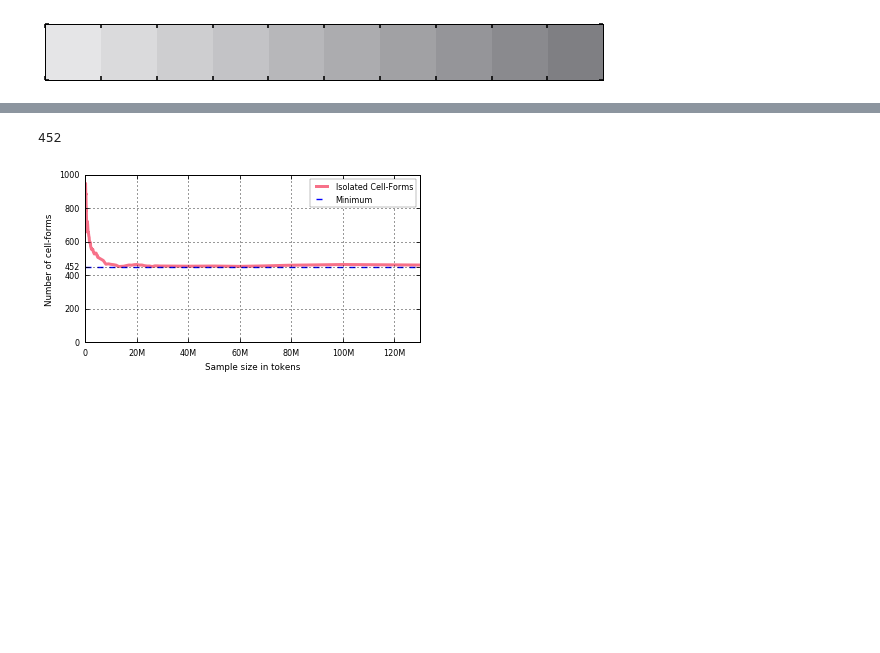
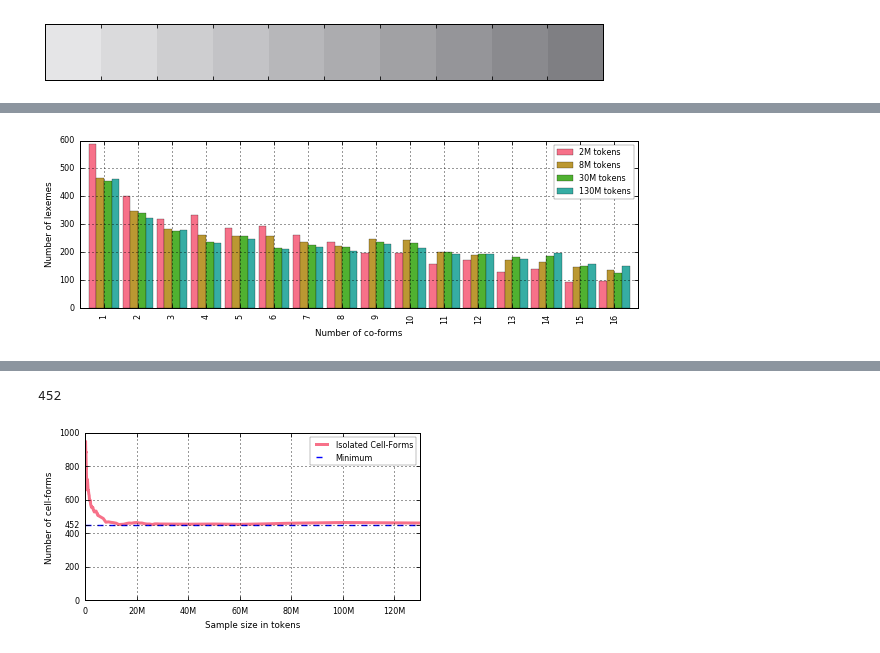
Before and after one commit to gboye/SWIM, a Jupyter notebook: ParadigmGeneration/Longitudinales/Longitudinales-IsolatedCellForms.ipynb, the cells around one changed output, grey strips where cells are left out. Saved outputs shown, nothing was run; the diff lists cells and outputs as text; code cells hidden in the pictures; blank space fills up the shorter version.

```diff
--- a/ParadigmGeneration/Longitudinales/Longitudinales-IsolatedCellForms.ipynb
+++ b/ParadigmGeneration/Longitudinales/Longitudinales-IsolatedCellForms.ipynb
@@ -113,0 +190,14 @@ etapes=[2000000,8000000,30000000,130000000]
+# %%
+ax=dfMSP[:16].plot(kind="bar",figsize=(10,3),width=.9)
+#ax.set_ylim(0,100)
+#handles, labels = ax.get_legend_handles_labels()
+#labels=["lexemes"]
+#ax.legend(handles, labels)
+plt.xlabel('Number of co-forms')
+plt.ylabel('Number of lexemes')
+#plt.title('%dM tokens'%(etape/1000000))
+plt.grid()
+#plt.show()
+plt.savefig("DistNbCoforms-Head.png",dpi=300, bbox_inches="tight")
+# %% [output]
+[figure, added]
```
Also changed, not shown: parts of 25 cells of this notebook, 6 other files.
